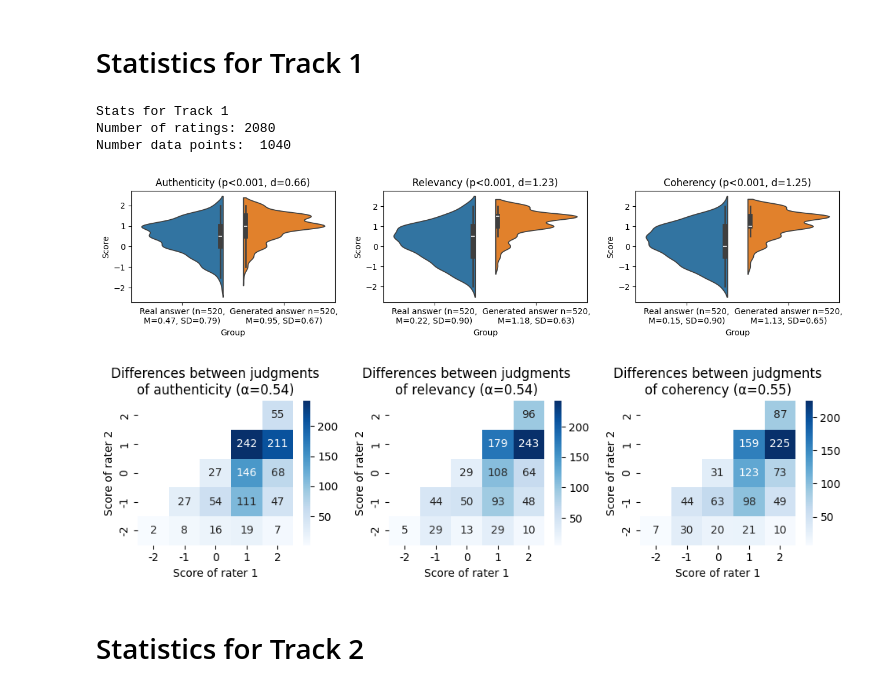
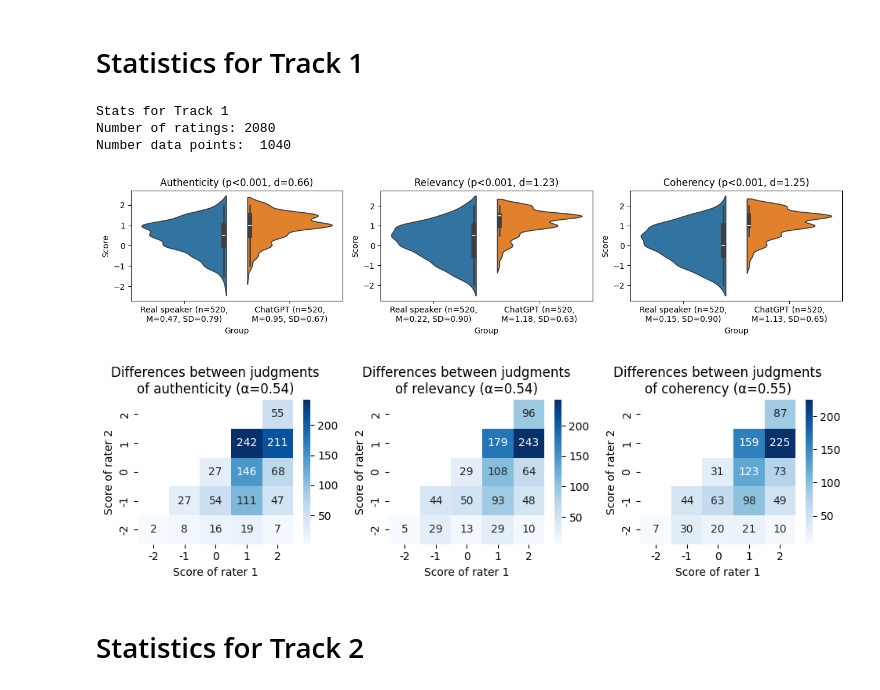
Before and after one commit to aieng-lab/replication-kit-qtgpt-study, a Jupyter notebook: statistical_analysis.ipynb, the cells around one changed output. Drawn from its saved outputs; the diff is of its cells as text; code cells hidden in the pictures.

```diff
--- a/statistical_analysis.ipynb
+++ b/statistical_analysis.ipynb
@@ -255,8 +256,8 @@ for i, criterion in enumerate(track1_criteria):
     sd_real = real_scores.std()
     sd_generated = generated_scores.std()
 
-    label_real = f'Real answer (n={len(real_scores)},\nM={mean_real:.2f}, SD={sd_real:.2f})'
-    label_generated = f'Generated answer n={len(generated_scores)},\nM={mean_generated:.2f}, SD={sd_generated:.2f})'
+    label_real = f'Real speaker (n={len(real_scores)},\nM={mean_real:.2f}, SD={sd_real:.2f})'
+    label_generated = f'ChatGPT (n={len(generated_scores)},\nM={mean_generated:.2f}, SD={sd_generated:.2f})'
 
     paired_means = pd.concat([real_scores.reset_index(drop=True), generated_scores.reset_index(drop=True)], axis=1)
     paired_means.columns = [label_real, label_generated]
@@ -272,34 +273,34 @@ plt.show()
 # reliability track 1
 fig, ax = plt.subplots(1, len(track1_criteria), figsize=(9.75, 3))
 for i, criterion in enumerate(track1_criteria):
     pivot_df = data_track1_long[['prolific_id', 'pair_id', 'is_answer_generated', criterion]].pivot(index='prolific_id', columns=['pair_id', 'is_answer_generated'], values=criterion).transpose()
     alpha = pg.cronbach_alpha(pivot_df.transpose())
     pair_count_df = pd.DataFrame(index = [-2, -1, 0, 1, 2], columns=[-2, -1, 0, 1, 2])
     pair_count_df.fillna(0, inplace=True)
     for row in data_track1_long[['pair_id', 'is_answer_generated', criterion]].groupby(['pair_id', 'is_answer_generated']).value_counts().unstack().fillna(0).iterrows():
         pair = []
         for j, col in enumerate(row[1]):
             if col==1:
                 pair.append(j-2)
             elif col==2:
                 pair.append(j-2)
                 pair.append(j-2)
         if len(pair)==2:
             pair_count_df.loc[pair[0], pair[1]] = pair_count_df.loc[pair[0], pair[1]] + 1
 
     pair_count_df.replace(0, np.nan, inplace=True)
     sns.heatmap(pair_count_df[::-1], annot=True, fmt='.0f', cmap='Blues', ax=ax[i])
     ax[i].set_title(f'Differences between judgments\nof {track1_criteria[i]} (α={alpha[0]:.2f})')
     ax[i].set_xlabel('Score of rater 1')
     ax[i].set_ylabel('Score of rater 2')
 plt.tight_layout()
 plt.savefig('figures/track1_reliability.pdf')
 plt.show()
 # %% [output]
 Stats for Track 1
 Number of ratings: 2080
 Number data points:  1040
-[figure, old version]
+[figure, new version]
 [figure]
 # %% [markdown]
 # Statistics for Track 2
```
Also changed, not shown: parts of 7 cells of this notebook, 19 other files.
